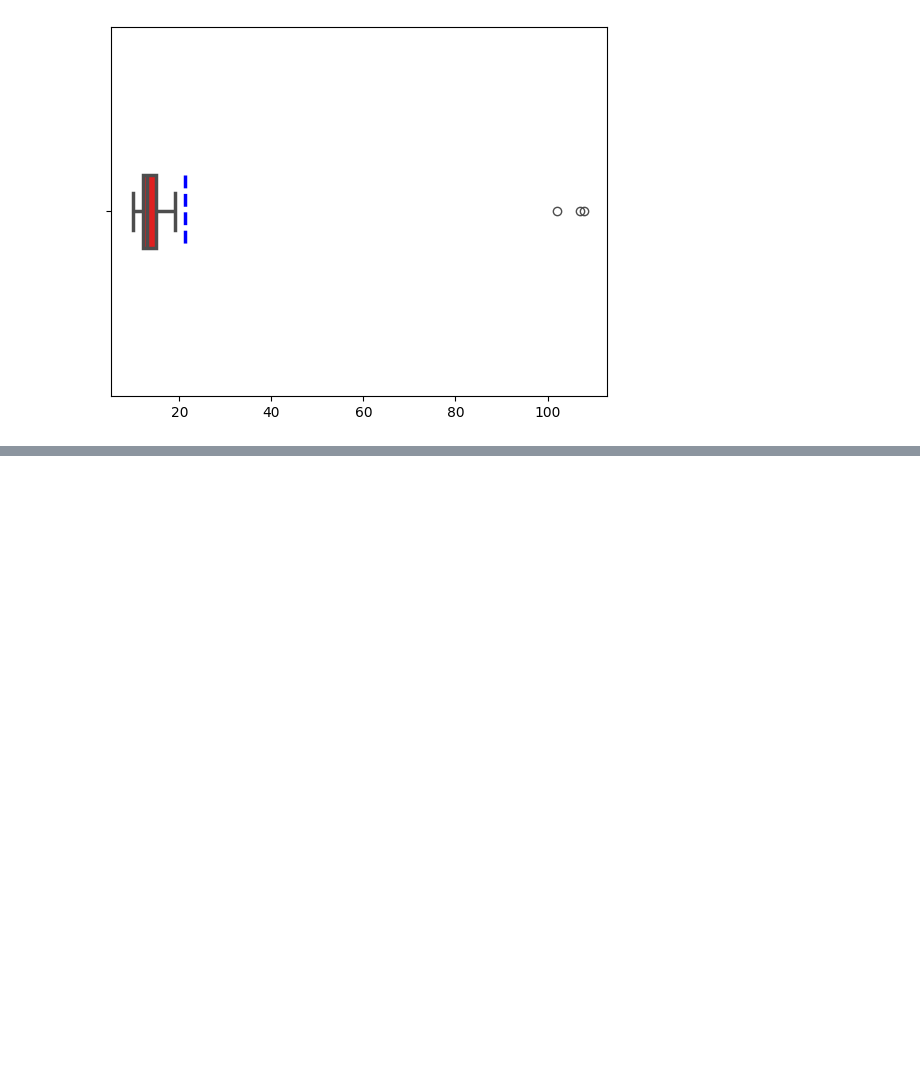
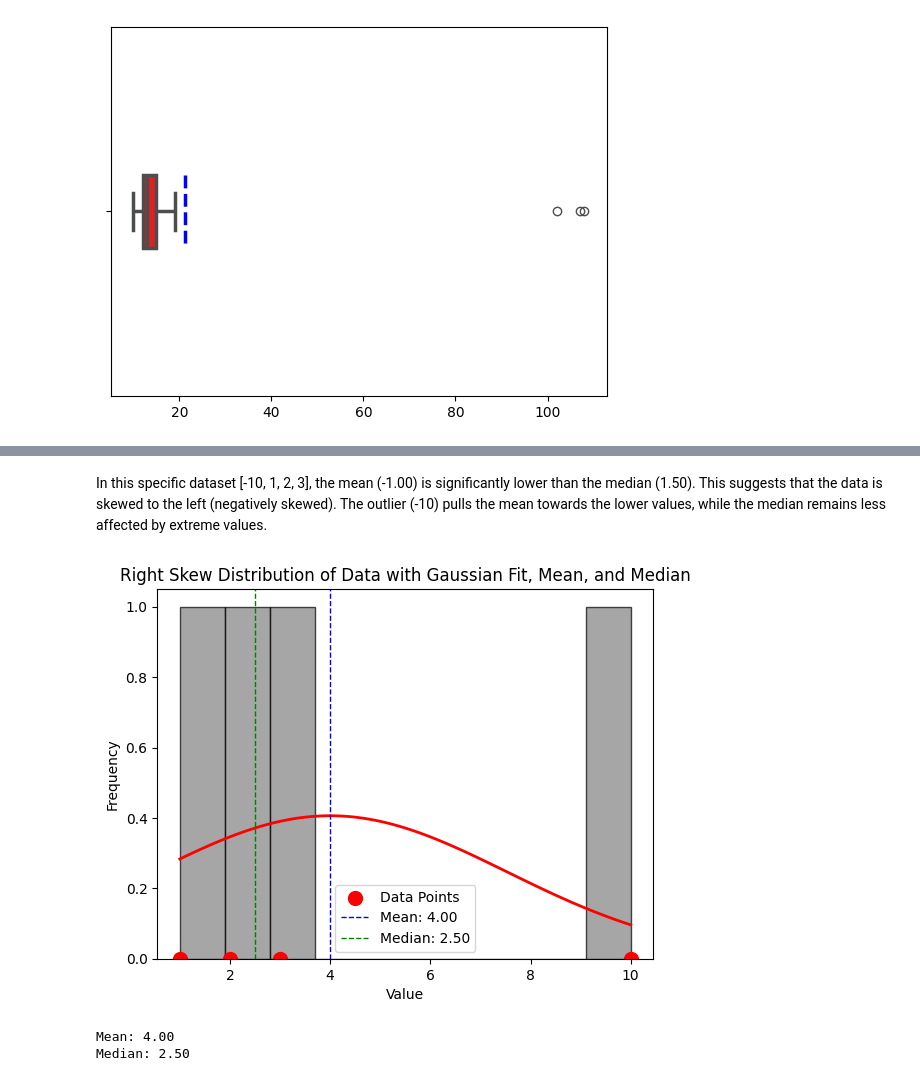
Before and after one commit to sfdxlwcSs/Statistical-Methods-for-Decision-Making, a Jupyter notebook: Self Learning.ipynb, the cells around one changed output, grey strips where cells are left out. Saved outputs shown, nothing was run; the diff lists cells and outputs as text; code cells hidden in the pictures; blank space fills up the shorter version.

```diff
--- a/Self Learning.ipynb
+++ b/Self Learning.ipynb
@@ -133,0 +176,42 @@ sns.boxplot(dataset,orient='h',color='red',width=0.2,linewidth=2.5,whis=1.5,show
+# %% [markdown]
+In this specific dataset [-10, 1, 2, 3], the mean (-1.00) is significantly lower than the median (1.50). This suggests that the data is skewed to the left (negatively skewed). The outlier (-10) pulls the mean towards the lower values, while the median remains less affected by extreme values.
+# %%
+import matplotlib.pyplot as plt
+import numpy as np
+import scipy.stats as stats
+
+lst = [1, 2, 3, 10.]
+
+# Calculate mean and median
+mean = np.mean(lst)
+median = np.median(lst)
+
+# Plot the histogram
+plt.hist(lst, bins=10, color='grey', edgecolor='black', alpha=0.7)
+
+# Fit a Gaussian distribution
+mu, sigma = stats.norm.fit(lst)
+x = np.linspace(min(lst), max(lst), 100)
+pdf = stats.norm.pdf(x, mu, sigma)
+
+# Plot the Gaussian curve
+plt.plot(x, pdf * len(lst) * (max(x) - min(x)) / 10, 'r-', linewidth=2)
+# Plot the data points (scatter plot)
+plt.scatter(lst, np.zeros_like(lst), color='r', marker='o', s=100, label='Data Points') #s controls size of the points
+# Plot mean and median lines
+plt.axvline(mean, color='b', linestyle='dashed', linewidth=1, label=f'Mean: {mean:.2f}')
+plt.axvline(median, color='g', linestyle='dashed', linewidth=1, label=f'Median: {median:.2f}')
+
+plt.title('Right Skew Distribution of Data with Gaussian Fit, Mean, and Median')
+plt.xlabel('Value')
+plt.ylabel('Frequency')
+plt.legend()
+plt.show()
+
+
+print(f"Mean: {mean:.2f}")
+print(f"Median: {median:.2f}")
+# %% [output]
+[figure, added]
+Mean: 4.00
+Median: 2.50
```
Also changed, not shown: parts of 1 cell of this notebook, 1 other file.
